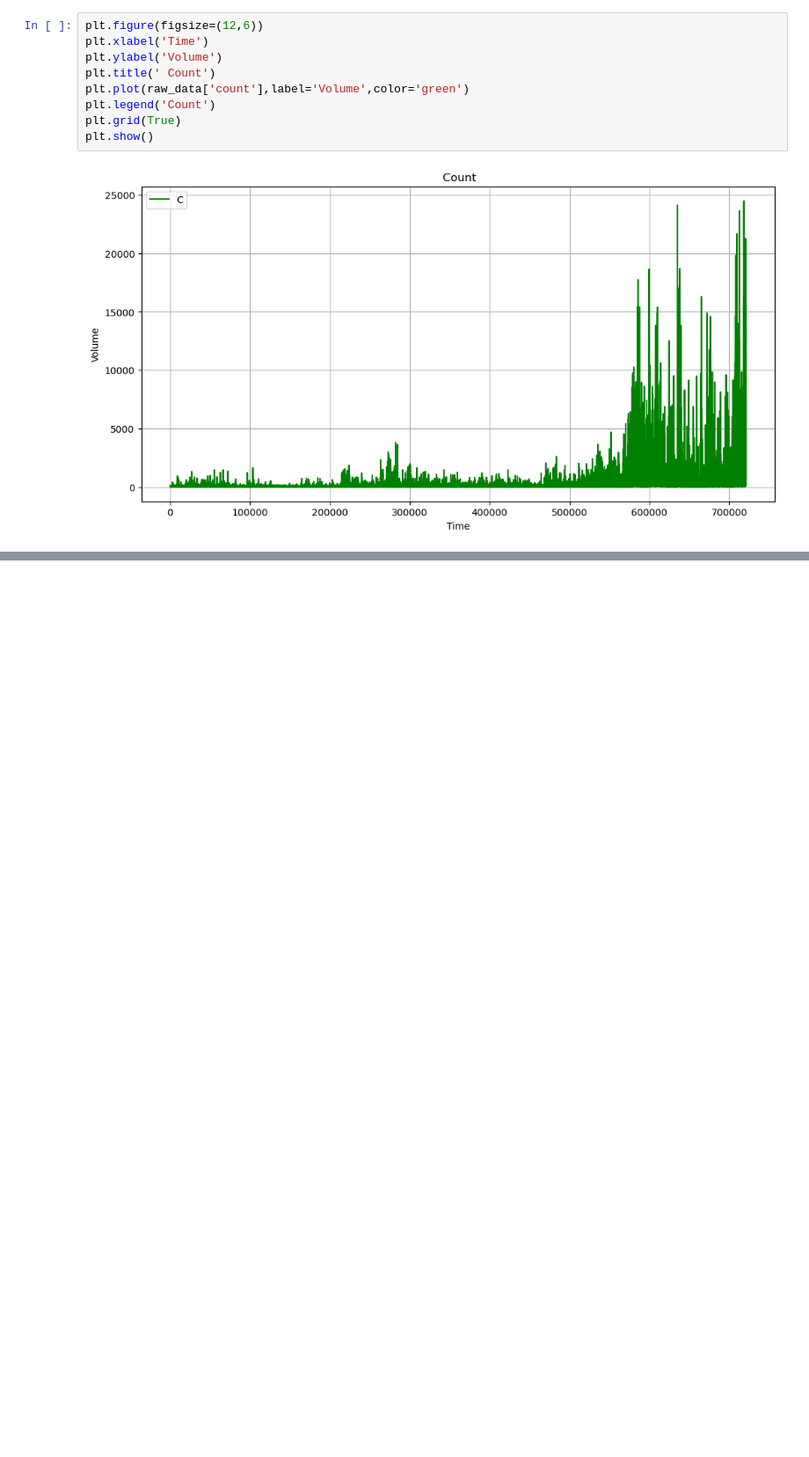
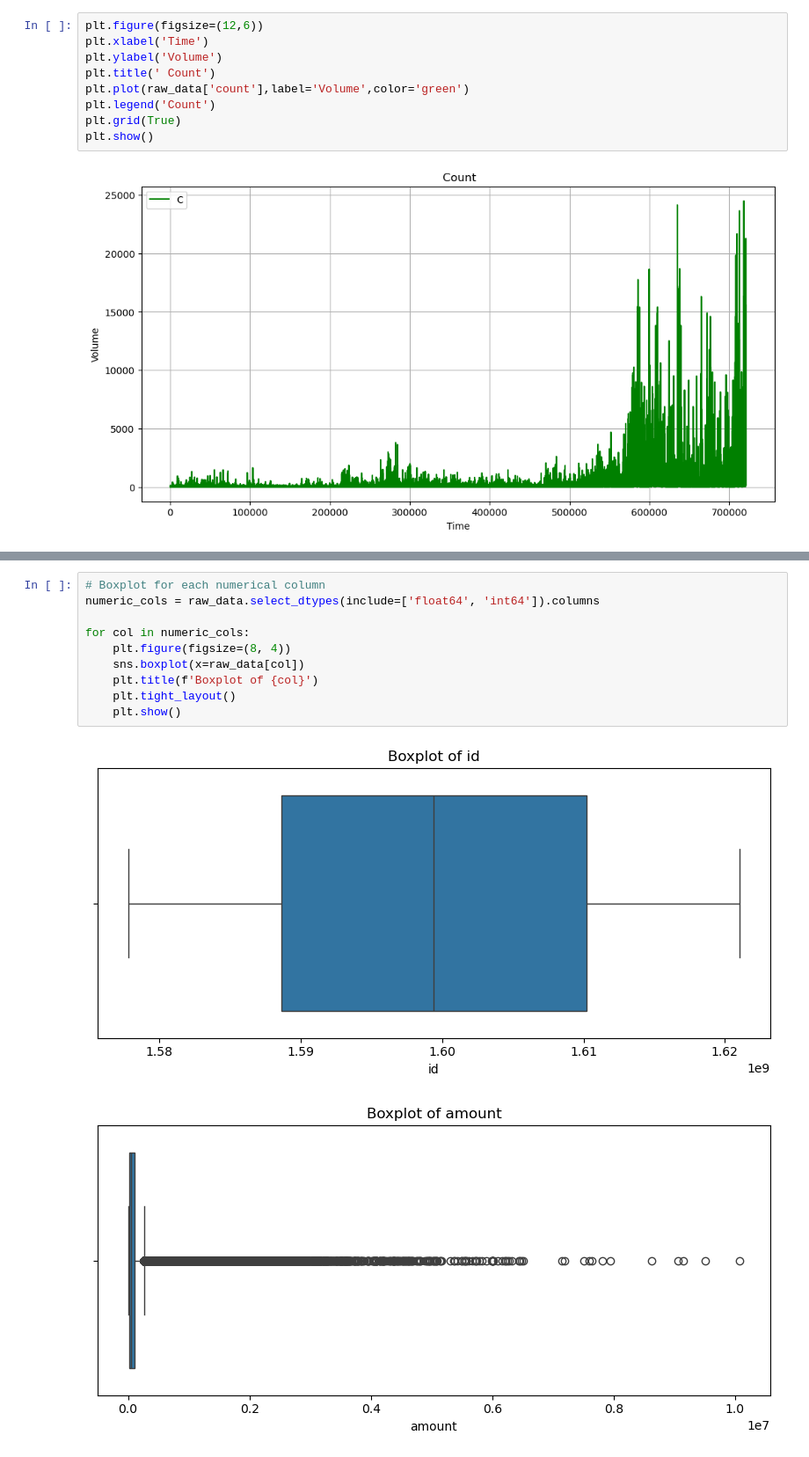
Before and after one commit to anilrasani/Finlang, a Jupyter notebook: notebooks/Time_series.ipynb, the cells around one changed output, grey strips where cells are left out. Shown at 88% size. Cells and saved outputs as stored; diff of their text form; blank space fills up the shorter version.

```diff
--- a/notebooks/Time_series.ipynb
+++ b/notebooks/Time_series.ipynb
@@ -213,0 +225,13 @@ plt.show()
+# %%
+# Boxplot for each numerical column
+numeric_cols = raw_data.select_dtypes(include=['float64', 'int64']).columns
+
+for col in numeric_cols:
+    plt.figure(figsize=(8, 4))
+    sns.boxplot(x=raw_data[col])
+    plt.title(f'Boxplot of {col}')
+    plt.tight_layout()
+    plt.show()
+# %% [output]
+[figure, added]
+[figure, added]
```
Also changed, not shown: parts of 7 cells of this notebook, 8 other files.
